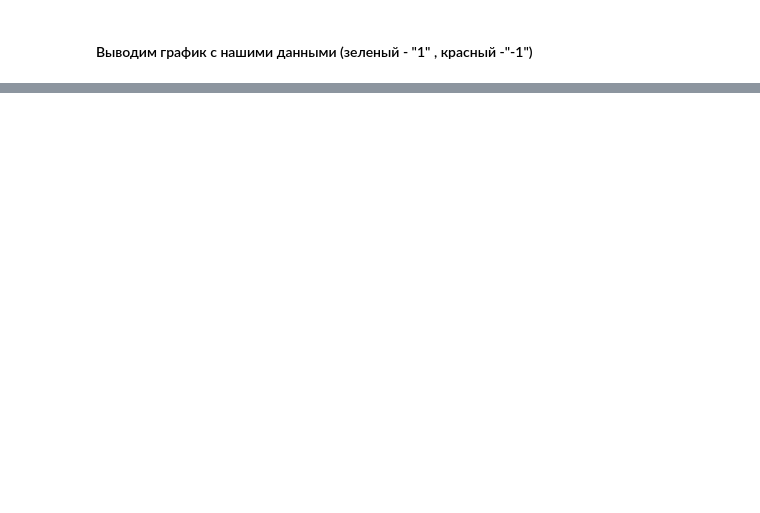
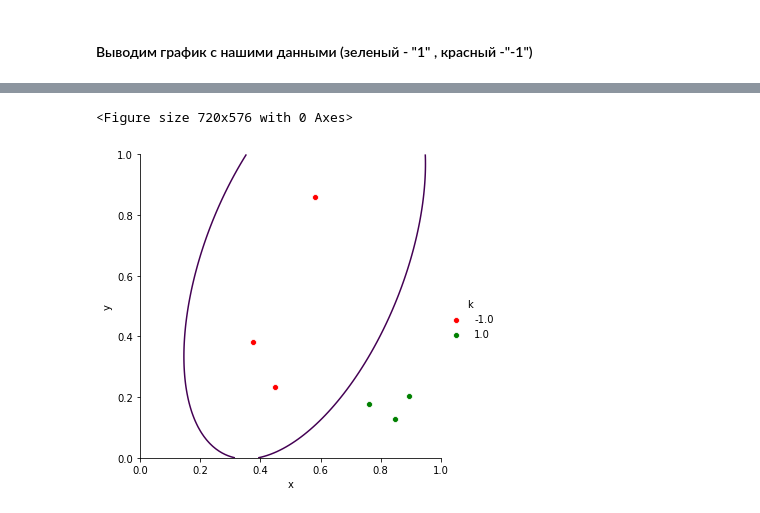
Before and after one commit to AnnaVusata/Labs_Computer_vision, a Jupyter notebook: lab2_comp_vis.ipynb, the cells around one changed output, grey strips where cells are left out. Cells and saved outputs as stored; diff of their text form; code cells hidden in the pictures; blank space fills up the shorter version.

```diff
--- a/lab2_comp_vis.ipynb
+++ b/lab2_comp_vis.ipynb
@@ -153,0 +179,5 @@ get_plot(df, w1)
+# %%
+get_plot(df_test, w1)
+# %% [output]
+<Figure size 720x576 with 0 Axes>
+[figure, added]
```
Also changed, not shown: parts of 12 cells of this notebook.
